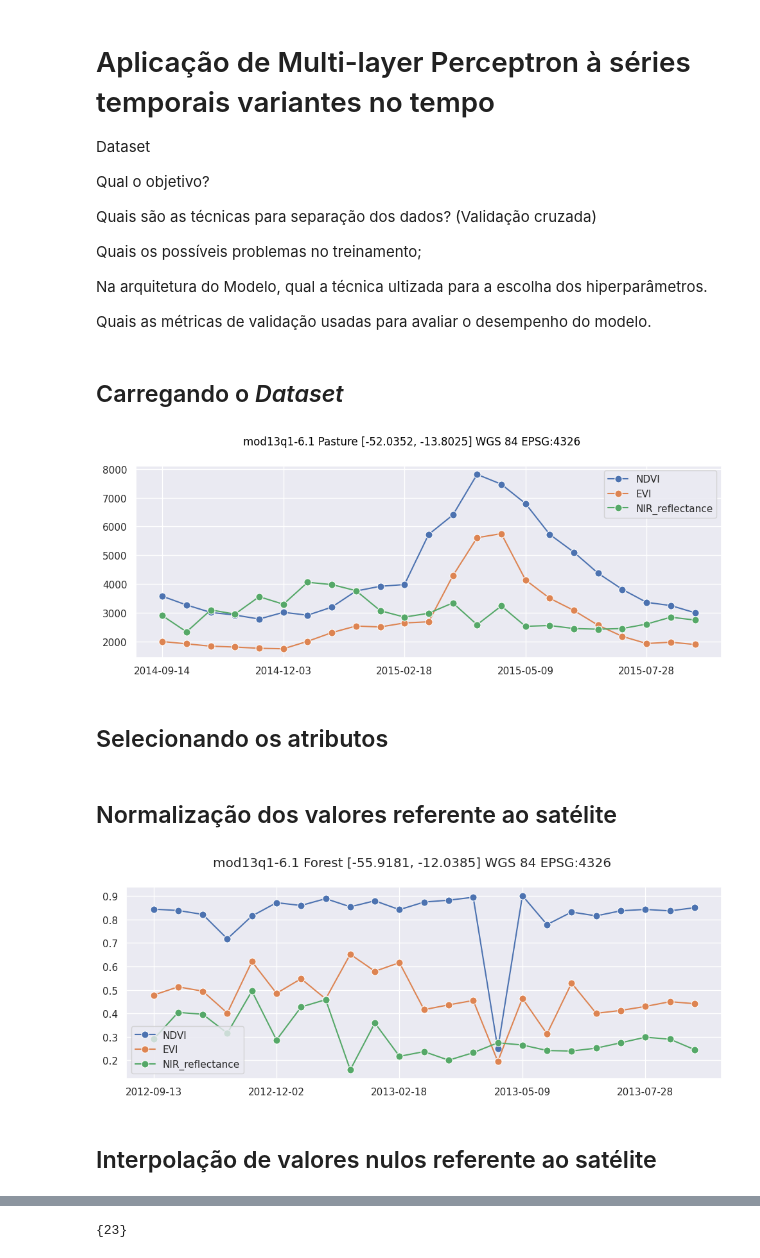
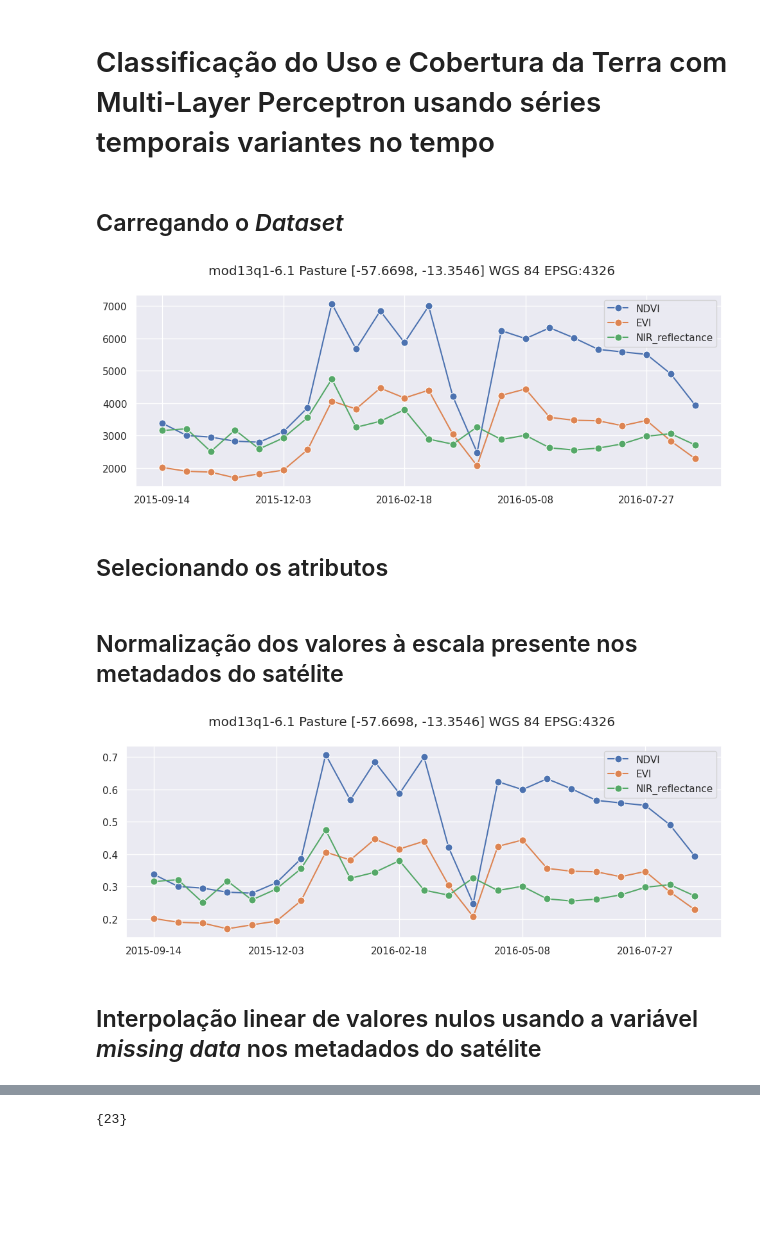
Before and after one commit to AbnerErnaniADSFatec/sbj_grad_neurocomputing_sources, a Jupyter notebook: trabalho_final/trabalho_final.ipynb, the cells around one changed output, grey strips where cells are left out. Drawn from its saved outputs; the diff is of its cells as text; code cells hidden in the pictures; blank space fills up the shorter version.

```diff
--- a/trabalho_final/trabalho_final.ipynb
+++ b/trabalho_final/trabalho_final.ipynb
@@ -1,17 +1,5 @@
 # %% [markdown]
-# Aplicação de Multi-layer Perceptron à séries temporais variantes no tempo
-
-Dataset
-
-Qual o objetivo?
-
-Quais são as técnicas para separação dos dados? (Validação cruzada)
-
-Quais os possíveis problemas no treinamento;
-
-Na arquitetura do Modelo, qual a técnica ultizada para a escolha dos hiperparâmetros.
-
-Quais as métricas de validação usadas para avaliar o desempenho do modelo.
+# Classificação do Uso e Cobertura da Terra com Multi-Layer Perceptron usando séries temporais variantes no tempo
 # %% [markdown]
 ## Carregando o _Dataset_
 # %%
@@ -91,23 +79,24 @@ bands_description = collection['properties']['eo:bands']
 # Recuperando a base de dados
 samples = pd.read_csv('./samples/samples_mt_time_series.csv')
 # %%
-plot_ts(samples, random.randint(0, (len(samples) - 1)))
+selection = random.randint(0, (len(samples) - 1))
+plot_ts(samples, selection)
 # %% [output]
-[figure, old version]
+[figure, new version]
 # %% [markdown]
 ## Selecionando os atributos
 # %%
 bands = ["NDVI", "EVI", "NIR_reflectance"]
 samples = extract_bands(samples, bands)
 # %% [markdown]
-## Normalização dos valores referente ao satélite
+## Normalização dos valores à escala presente nos metadados do satélite
 # %%
 samples_norm = normalize_(samples, bands_description)
-plot_ts(samples_norm, random.randint(0, (len(samples_norm) - 1)))
+plot_ts(samples_norm, selection)
 # %% [output]
-[figure, old version]
+[figure, new version]
 # %% [markdown]
-## Interpolação de valores nulos referente ao satélite
+## Interpolação linear de valores nulos usando a variável _missing data_ nos metadados do satélite
 # %%
 samples_inter = interpolate_(samples_norm, bands_description)
 samples_inter
```
Also changed, not shown: parts of 25 cells of this notebook, 19 other files.
